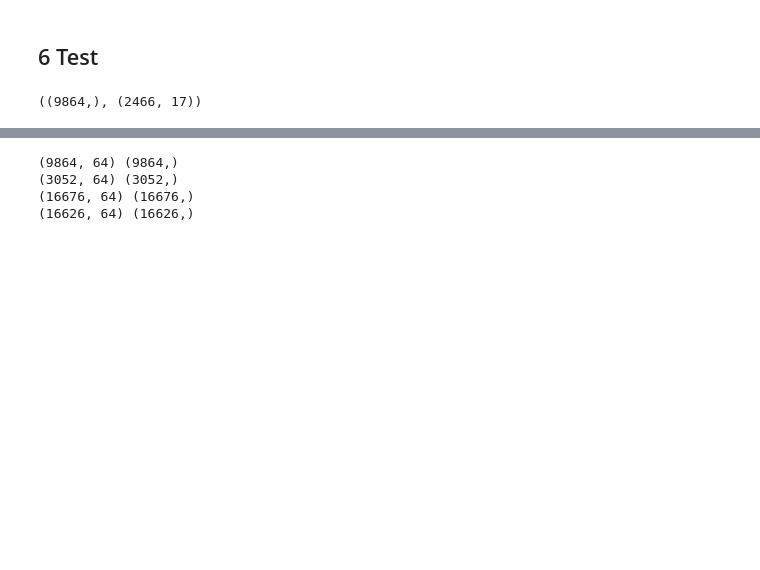
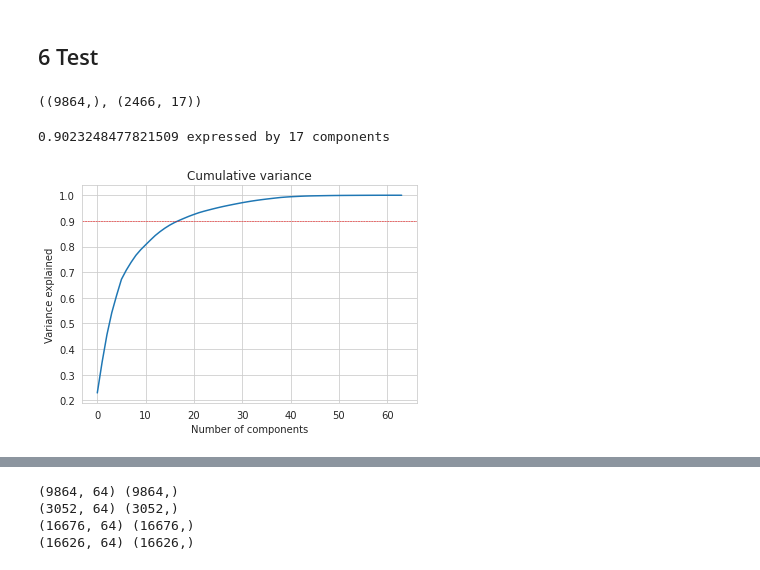
Before and after one commit to andrerubeis/andrerubeis, a Jupyter notebook: final_final_project_MML2.ipynb, the cells around one changed output, grey strips where cells are left out. Saved outputs shown, nothing was run; the diff lists cells and outputs as text; code cells hidden in the pictures; blank space fills up the shorter version.

```diff
--- a/final_final_project_MML2.ipynb
+++ b/final_final_project_MML2.ipynb
@@ -1038,3 +1038,16 @@ X_test_pca = pd.DataFrame(X_test_pca, columns=["PC%d" % (x + 1) for x in range(n
 y_train.shape, X_test_pca.shape
 # %% [output]
 ((9864,), (2466, 17))
+# %%
+# #%% PCA (after train test split!)
+
+# #Plotting cumulative variance
+plt.plot(cumvar)
+plt.axhline(y=0.9, color='r', lw=0.5,linestyle='dashed')
+plt.title('Cumulative variance')
+plt.xlabel('Number of components')
+plt.ylabel('Variance explained')
+print(f"{cumvar[n_comp]} expressed by {n_comp} components")
+# %% [output]
+0.9023248477821509 expressed by 17 components
+[figure, added]
```
Also changed, not shown: parts of 48 cells of this notebook.
